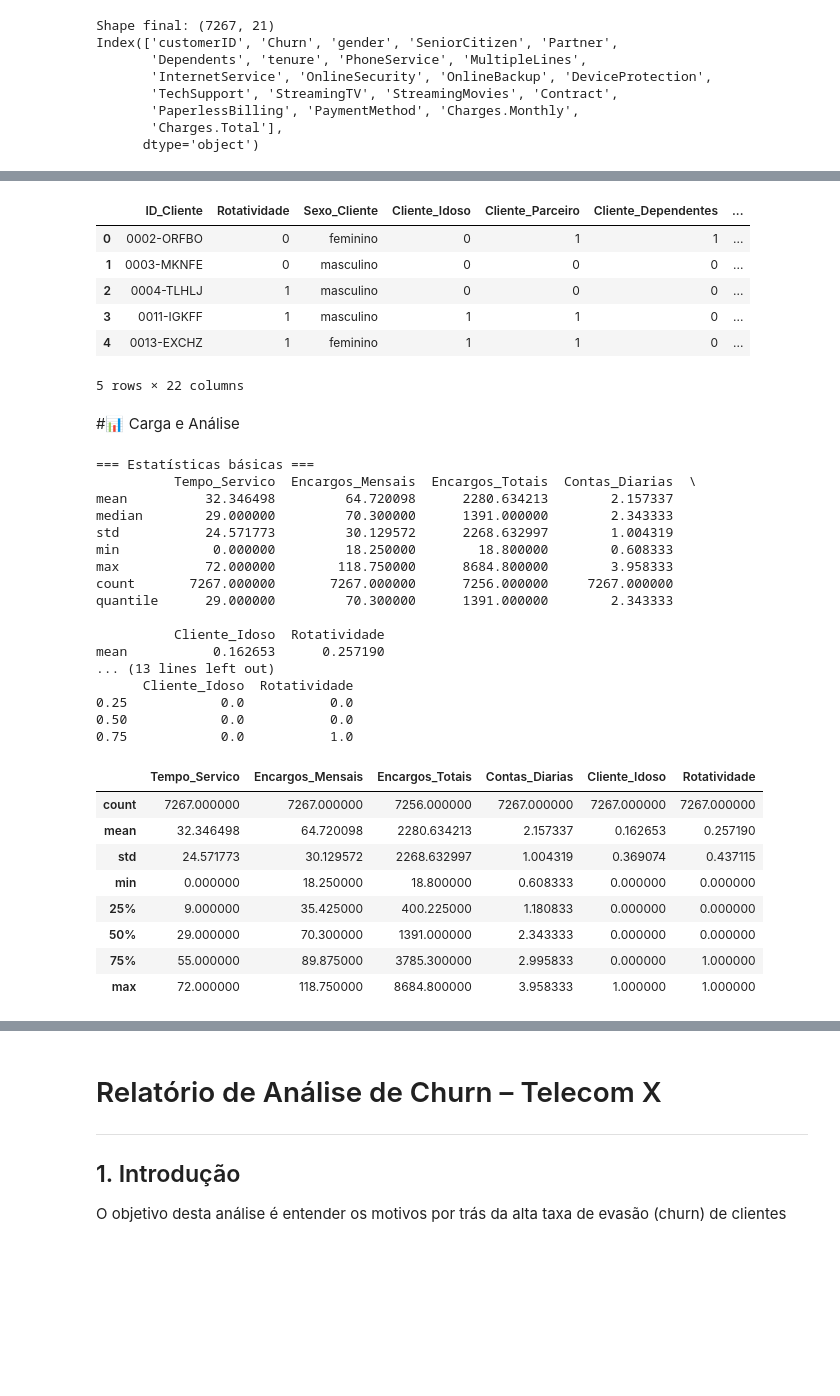
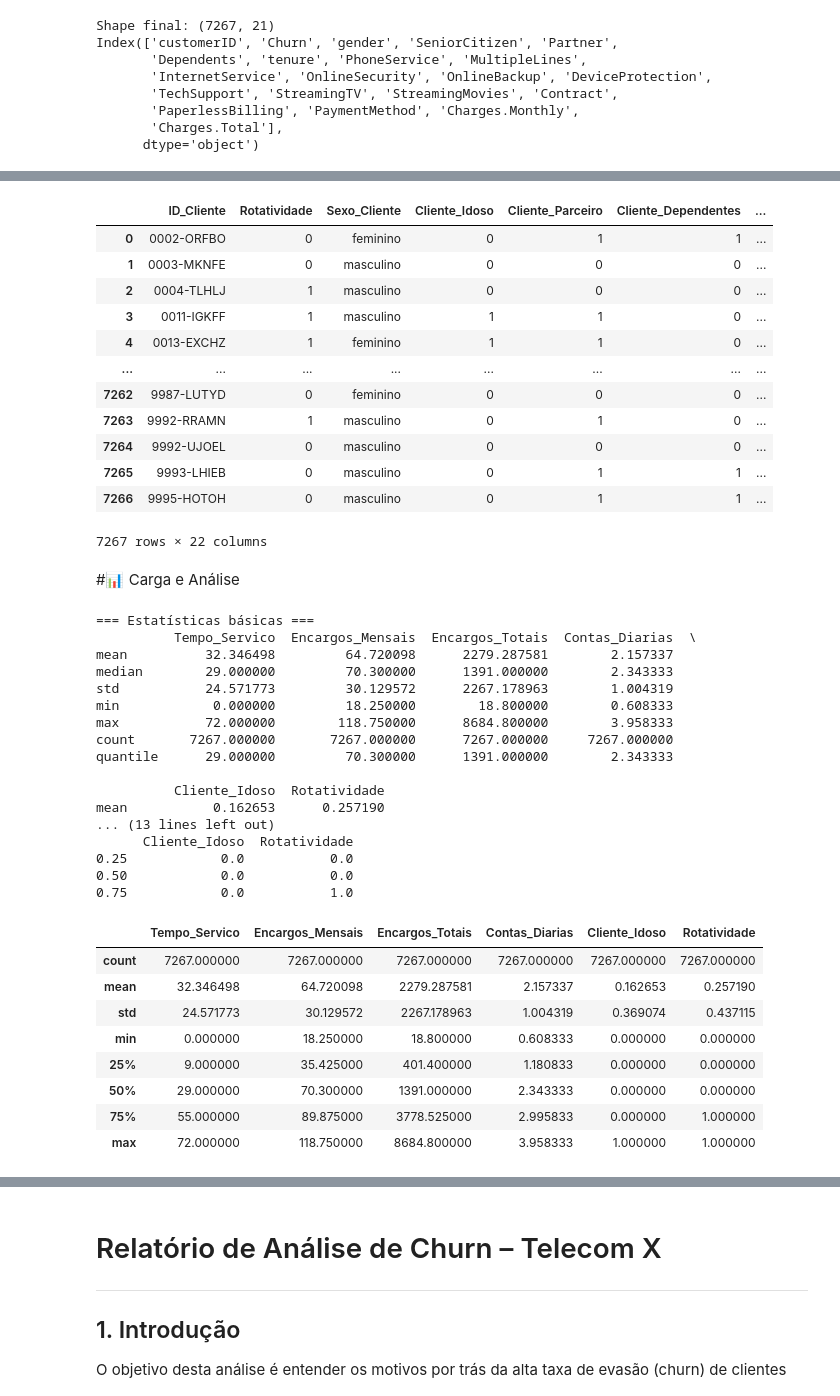
Before and after one commit to carolinirufino/TelecomX_BR, a Jupyter notebook: TelecomX_BR.ipynb, the cells around one changed output, grey strips where cells are left out. Drawn from its saved outputs; the diff is of its cells as text; code cells hidden in the pictures; blank space fills up the shorter version.

```diff
--- a/TelecomX_BR.ipynb
+++ b/TelecomX_BR.ipynb
@@ -113,3 +115,31 @@ df_final['Encargos_Totais'] = pd.to_numeric(df_final['Encargos_Totais'], errors=
 
 # Criar coluna contas diárias
 df_final['Contas_Diarias'] = df_final['Encargos_Mensais'] / 30
+# %%
+import numpy as np
+
+# Colunas categóricas que representam sim/não
+colunas_binarias_com_na = [
+    'Multiplas_Linhas', 'Seguranca_Online', 'Backup_Online',
+    'Protecao_Dispositivo', 'Suporte_Tecnico',
+    'Streaming_TV', 'Streaming_Filmes'
+]
+
+# Padronizar para string, tratar valores e converter para 0/1
+for col in colunas_binarias_com_na:
+    df_final[col] = df_final[col].astype(str).str.strip().str.lower()
+    df_final[col] = df_final[col].replace({
+        'yes': 1,
+        'no': 0,
+        'no internet service': 0,
+        'no phone service': 0,
+        'nan': np.nan,
+        'none': np.nan
+    }).astype(float)
+
+    # Preencher NaN com a moda (valor mais comum)
+    moda = df_final[col].mode(dropna=True)[0]
+    df_final[col] = df_final[col].fillna(moda)
+
+# Encargos_Totais: preencher com a mediana (valores financeiros, então mais robusto)
+df_final['Encargos_Totais'] = df_final['Encargos_Totais'].fillna(df_final['Encargos_Totais'].median())
@@ -136,14 +171,20 @@ Contas_Diarias             0
 dtype: int64
 # %%
-df_final.head()
+df_final
 # %% [output]
 |  | ID_Cliente | Rotatividade | Sexo_Cliente | Cliente_Idoso | Cliente_Parceiro | Cliente_Dependentes | ... |
 | 0 | 0002-ORFBO | 0 | feminino | 0 | 1 | 1 | ... |
 | 1 | 0003-MKNFE | 0 | masculino | 0 | 0 | 0 | ... |
 | 2 | 0004-TLHLJ | 1 | masculino | 0 | 0 | 0 | ... |
 | 3 | 0011-IGKFF | 1 | masculino | 1 | 1 | 0 | ... |
 | 4 | 0013-EXCHZ | 1 | feminino | 1 | 1 | 0 | ... |
+| ... | ... | ... | ... | ... | ... | ... | ... |
+| 7262 | 9987-LUTYD | 0 | feminino | 0 | 0 | 0 | ... |
+| 7263 | 9992-RRAMN | 1 | masculino | 0 | 1 | 0 | ... |
+| 7264 | 9992-UJOEL | 0 | masculino | 0 | 0 | 0 | ... |
+| 7265 | 9993-LHIEB | 0 | masculino | 0 | 1 | 1 | ... |
+| 7266 | 9995-HOTOH | 0 | masculino | 0 | 1 | 1 | ... |
-5 rows × 22 columns
+7267 rows × 22 columns
 # %% [markdown]
 #📊 Carga e Análise
 # %%
@@ -164,12 +205,12 @@ print(quartis)
 # %% [output]
 === Estatísticas básicas ===
           Tempo_Servico  Encargos_Mensais  Encargos_Totais  Contas_Diarias  \
-mean          32.346498         64.720098      2280.634213        2.157337
+mean          32.346498         64.720098      2279.287581        2.157337
 median        29.000000         70.300000      1391.000000        2.343333
-std           24.571773         30.129572      2268.632997        1.004319
+std           24.571773         30.129572      2267.178963        1.004319
 min            0.000000         18.250000        18.800000        0.608333
 max           72.000000        118.750000      8684.800000        3.958333
-count       7267.000000       7267.000000      7256.000000     7267.000000
+count       7267.000000       7267.000000      7267.000000     7267.000000
 quantile      29.000000         70.300000      1391.000000        2.343333
 
           Cliente_Idoso  Rotatividade
@@ -183,13 +224,13 @@ mean           0.162653      0.257190
 df_final[colunas_numericas].describe(percentiles=[0.25, 0.5, 0.75])
 # %% [output]
 |  | Tempo_Servico | Encargos_Mensais | Encargos_Totais | Contas_Diarias | Cliente_Idoso | Rotatividade |
-| count | 7267.000000 | 7267.000000 | 7256.000000 | 7267.000000 | 7267.000000 | 7267.000000 |
-| mean | 32.346498 | 64.720098 | 2280.634213 | 2.157337 | 0.162653 | 0.257190 |
-| std | 24.571773 | 30.129572 | 2268.632997 | 1.004319 | 0.369074 | 0.437115 |
+| count | 7267.000000 | 7267.000000 | 7267.000000 | 7267.000000 | 7267.000000 | 7267.000000 |
+| mean | 32.346498 | 64.720098 | 2279.287581 | 2.157337 | 0.162653 | 0.257190 |
+| std | 24.571773 | 30.129572 | 2267.178963 | 1.004319 | 0.369074 | 0.437115 |
 | min | 0.000000 | 18.250000 | 18.800000 | 0.608333 | 0.000000 | 0.000000 |
-| 25% | 9.000000 | 35.425000 | 400.225000 | 1.180833 | 0.000000 | 0.000000 |
+| 25% | 9.000000 | 35.425000 | 401.400000 | 1.180833 | 0.000000 | 0.000000 |
 | 50% | 29.000000 | 70.300000 | 1391.000000 | 2.343333 | 0.000000 | 0.000000 |
-| 75% | 55.000000 | 89.875000 | 3785.300000 | 2.995833 | 0.000000 | 1.000000 |
+| 75% | 55.000000 | 89.875000 | 3778.525000 | 2.995833 | 0.000000 | 1.000000 |
 | max | 72.000000 | 118.750000 | 8684.800000 | 3.958333 | 1.000000 | 1.000000 |
 # %%
 import plotly.express as px
```
Also changed, not shown: parts of 4 cells of this notebook.
